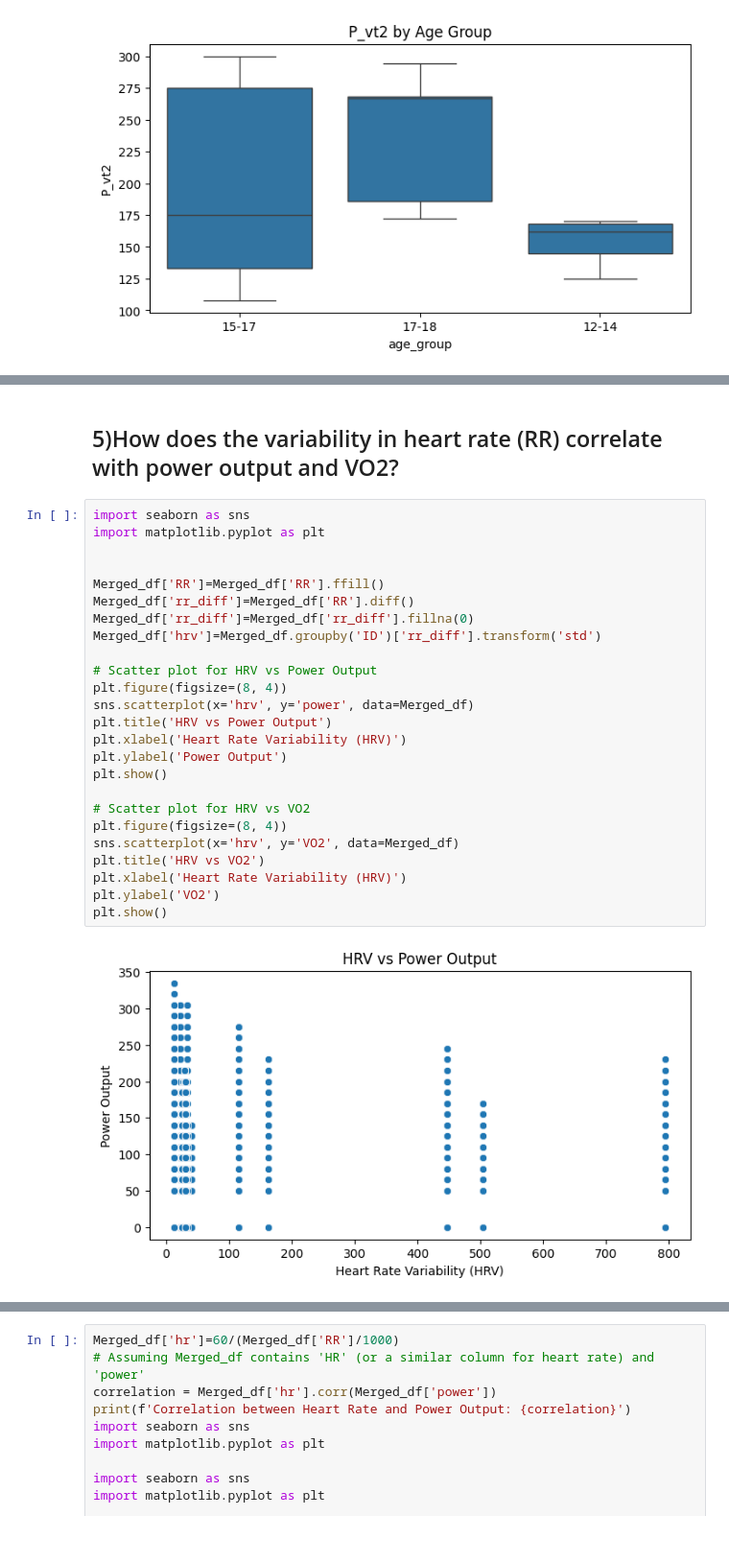
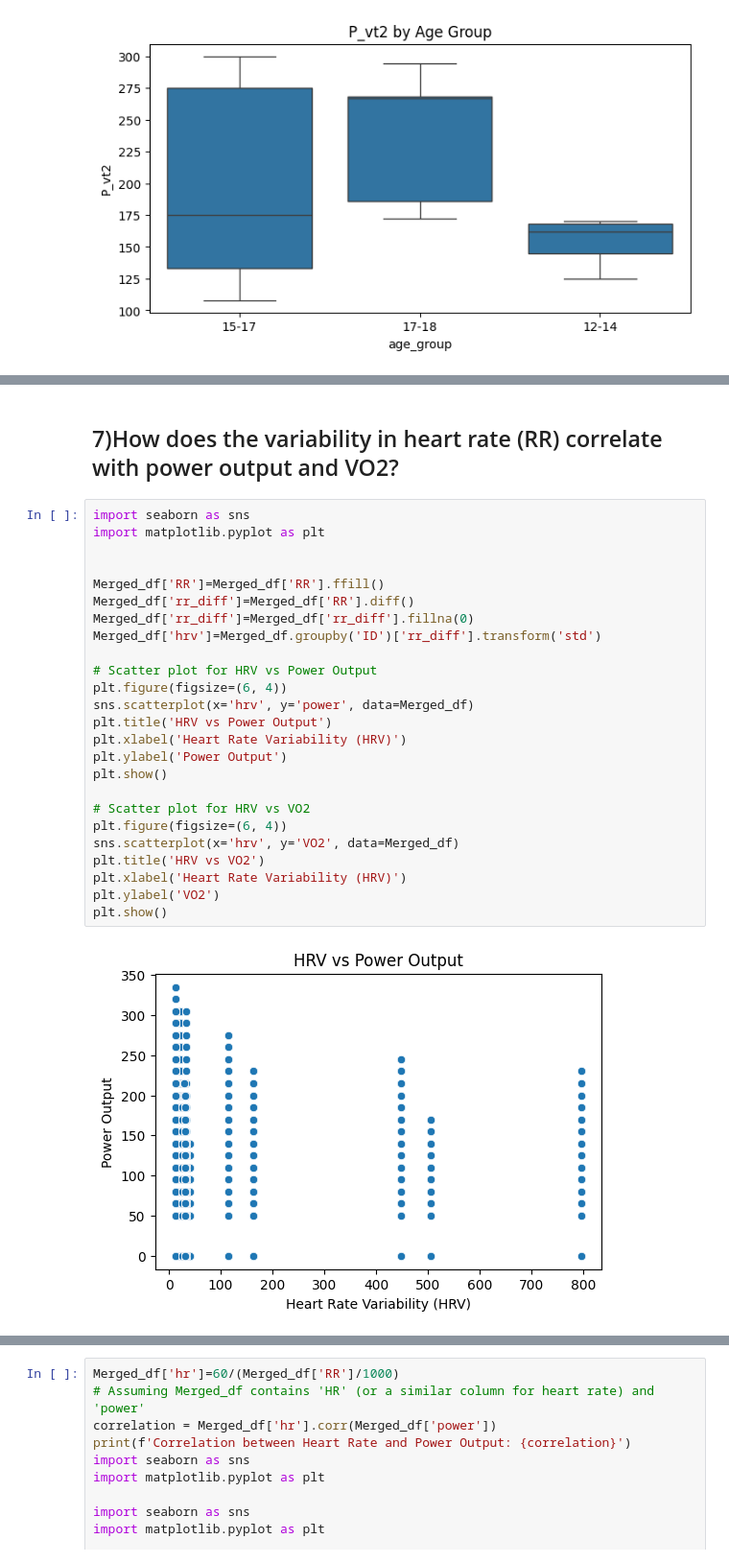
Before and after one commit to santhihubgit/Team08_PythoNinjas_PythonHackathon_Aug2024, a Jupyter notebook: Team8_PythoNinjas_AddnlQuestions.ipynb, the cells around one changed output, grey strips where cells are left out. Shown at 96% size. Cells and saved outputs as stored; diff of their text form.

```diff
--- a/Team8_PythoNinjas_AddnlQuestions.ipynb
+++ b/Team8_PythoNinjas_AddnlQuestions.ipynb
@@ -182,29 +208,29 @@ plt.show()
 # %% [markdown]
-## 5)How does the variability in heart rate (RR) correlate with power output and VO2?
+## 7)How does the variability in heart rate (RR) correlate with power output and VO2?
 # %%
 import seaborn as sns
 import matplotlib.pyplot as plt
 
 
 Merged_df['RR']=Merged_df['RR'].ffill()
 Merged_df['rr_diff']=Merged_df['RR'].diff()
 Merged_df['rr_diff']=Merged_df['rr_diff'].fillna(0)
 Merged_df['hrv']=Merged_df.groupby('ID')['rr_diff'].transform('std')
 
 # Scatter plot for HRV vs Power Output
-plt.figure(figsize=(8, 4))
+plt.figure(figsize=(6, 4))
 sns.scatterplot(x='hrv', y='power', data=Merged_df)
 plt.title('HRV vs Power Output')
 plt.xlabel('Heart Rate Variability (HRV)')
 plt.ylabel('Power Output')
 plt.show()
 
 # Scatter plot for HRV vs VO2
-plt.figure(figsize=(8, 4))
+plt.figure(figsize=(6, 4))
 sns.scatterplot(x='hrv', y='VO2', data=Merged_df)
 plt.title('HRV vs VO2')
 plt.xlabel('Heart Rate Variability (HRV)')
 plt.ylabel('VO2')
 plt.show()
 # %% [output]
-[figure, old version]
+[figure, new version]
```
Also changed, not shown: parts of 17 cells of this notebook.
